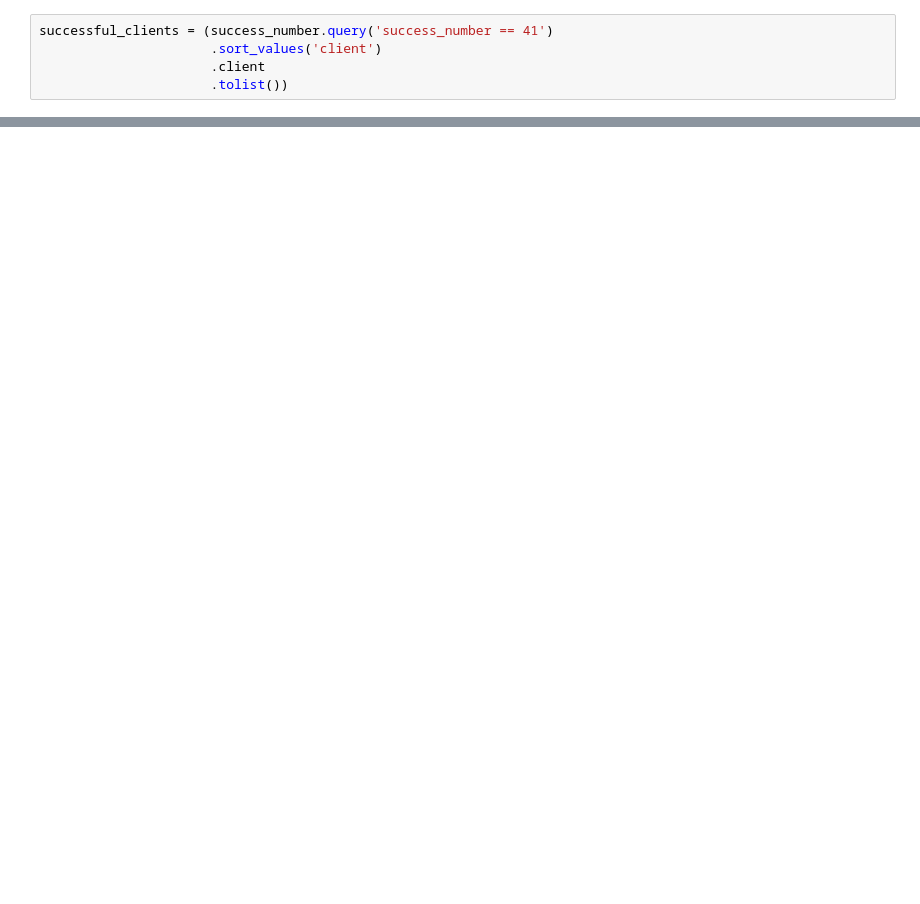
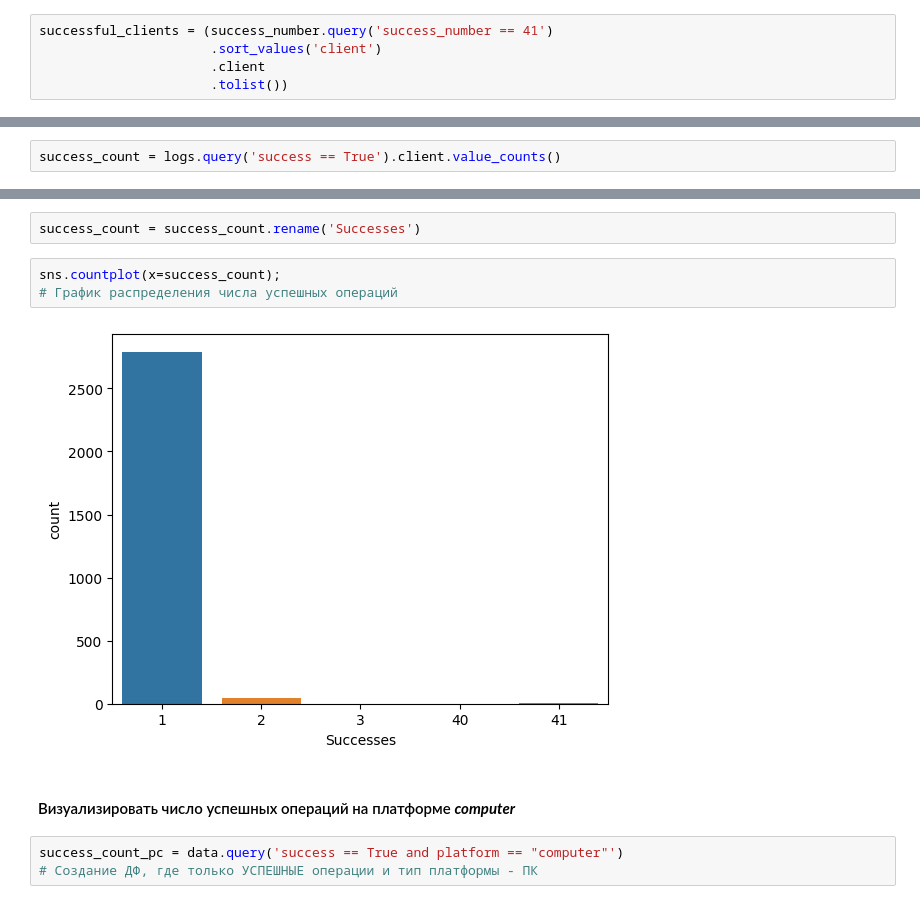
Before and after one commit to Zetis659/NEW_mlcourse.ai, a Jupyter notebook: Demo_Data_Analyst/3.Data_visualization/Second_pet_project.ipynb, the cells around one changed output, grey strips where cells are left out. Cells and saved outputs as stored; diff of their text form; blank space fills up the shorter version.

```diff
--- a/Demo_Data_Analyst/3.Data_visualization/Second_pet_project.ipynb
+++ b/Demo_Data_Analyst/3.Data_visualization/Second_pet_project.ipynb
@@ -111,0 +257,2 @@ successful_clients
+# %%
+success_count = logs.query('success == True').client.value_counts()
@@ -111,0 +274,12 @@ successful_clients
+# %%
+success_count = success_count.rename('Successes')
+# %%
+sns.countplot(x=success_count);
+# График распределения числа успешных операций
+# %% [output]
+[figure, added]
+# %% [markdown]
+#### Визуализировать число успешных операций на платформе ***computer***
+# %%
+success_count_pc = data.query('success == True and platform == "computer"')
+# Создание ДФ, где только УСПЕШНЫЕ операции и тип платформы - ПК
```
Also changed, not shown: parts of 31 cells of this notebook.
